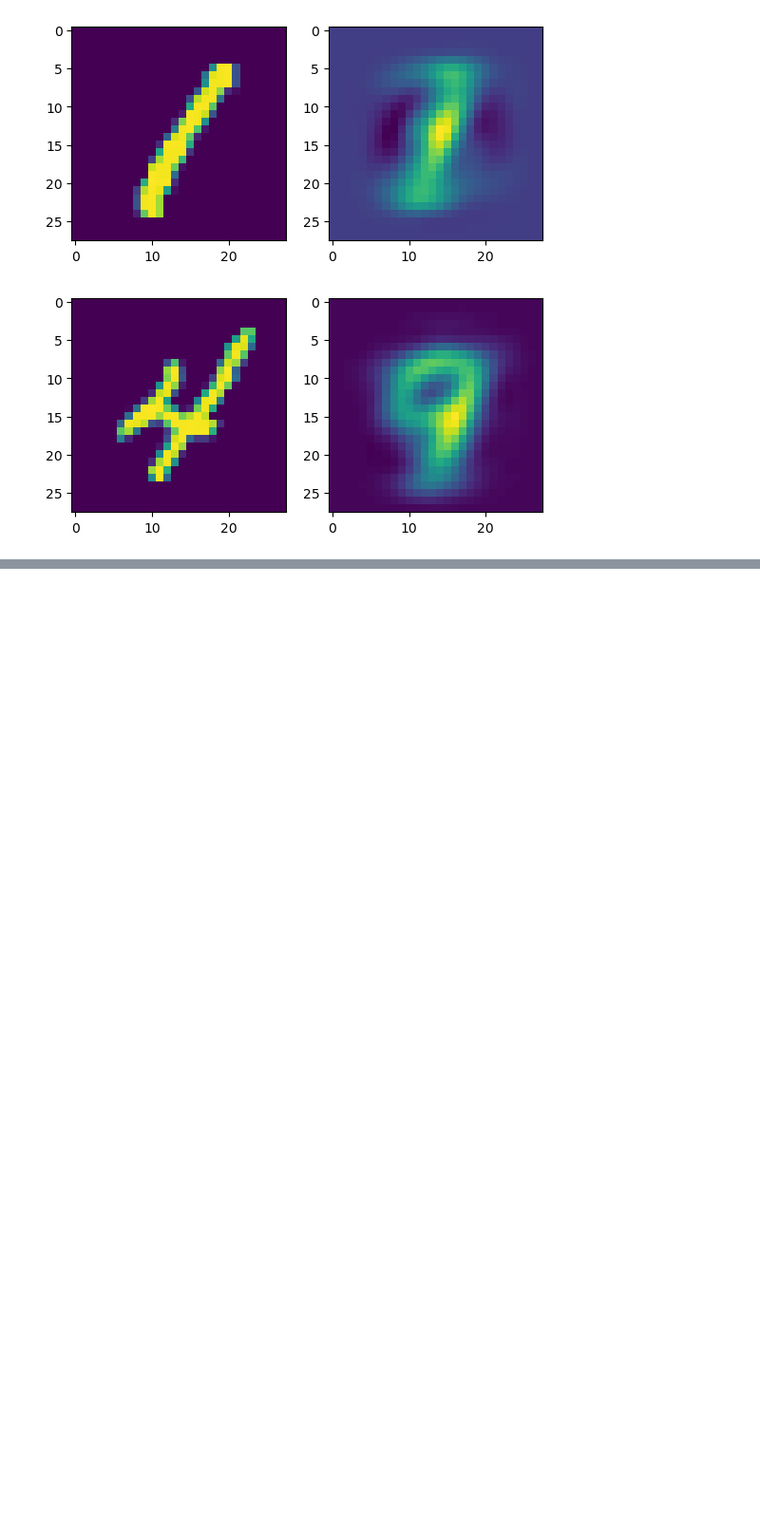
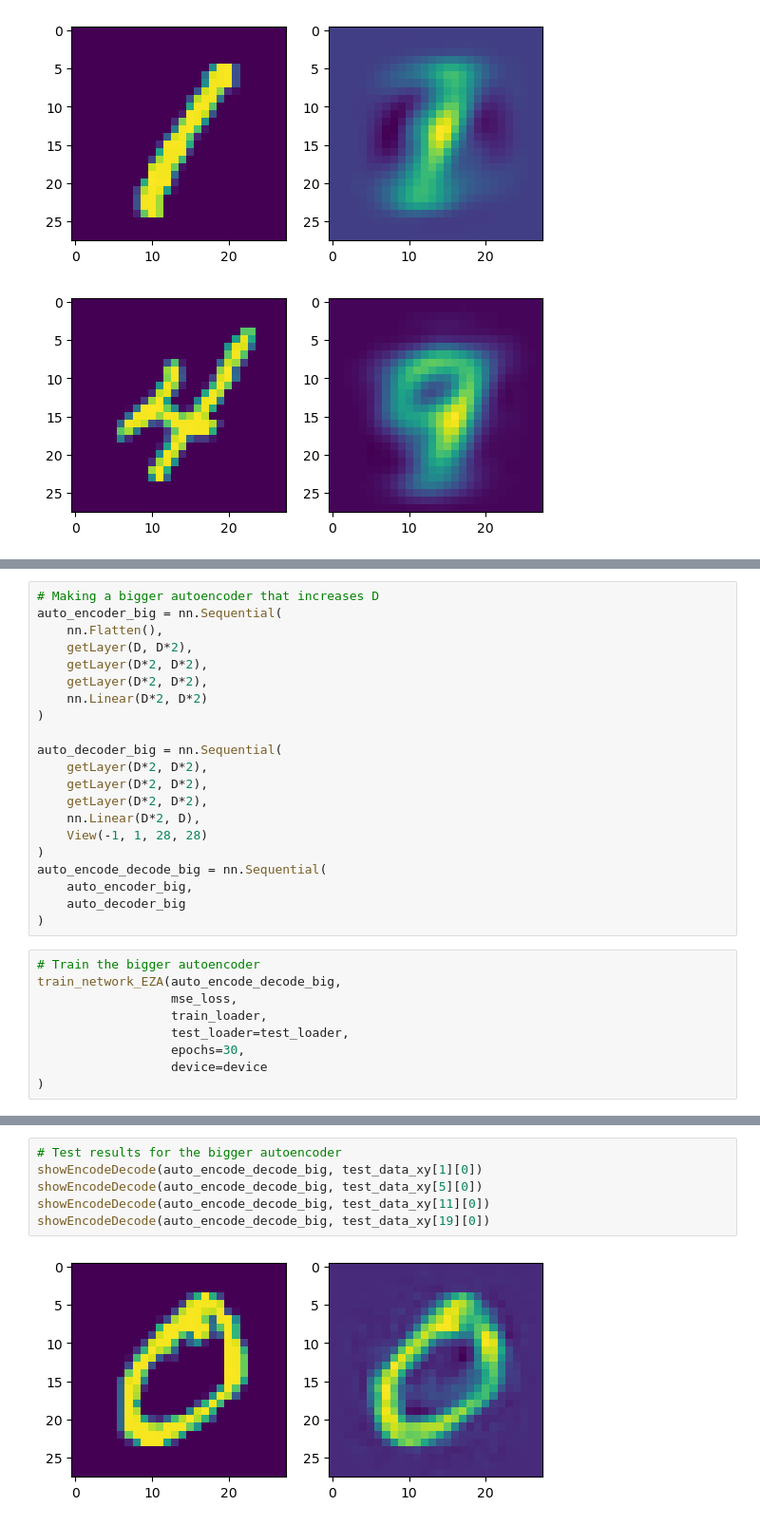
Before and after one commit to Efrazar/Bio-AI-foundations, a Jupyter notebook: Inside_Deep_Learning/07_Autoencoding_&_Self-supervision.ipynb, the cells around one changed output, grey strips where cells are left out. Shown at 95% size. Saved outputs shown, nothing was run; the diff lists cells and outputs as text; blank space fills up the shorter version.

```diff
--- a/Inside_Deep_Learning/07_Autoencoding_&_Self-supervision.ipynb
+++ b/Inside_Deep_Learning/07_Autoencoding_&_Self-supervision.ipynb
@@ -324,0 +420,30 @@ showEncodeDecode(pca_nonlinear, test_data_xy[9][0])
+# %%
+# Making a bigger autoencoder that increases D
+auto_encoder_big = nn.Sequential(
+    nn.Flatten(),
+    getLayer(D, D*2),
+    getLayer(D*2, D*2),
+    getLayer(D*2, D*2),
+    nn.Linear(D*2, D*2)
+)
+
+auto_decoder_big = nn.Sequential(
+    getLayer(D*2, D*2),
+    getLayer(D*2, D*2),
+    getLayer(D*2, D*2),
+    nn.Linear(D*2, D),
+    View(-1, 1, 28, 28)
+)
+auto_encode_decode_big = nn.Sequential(
+    auto_encoder_big,
+    auto_decoder_big
+)
+# %%
+# Train the bigger autoencoder
+train_network_EZA(auto_encode_decode_big,
+                  mse_loss,
+                  train_loader,
+                  test_loader=test_loader,
+                  epochs=30,
+                  device=device
+)
@@ -324,0 +468,8 @@ showEncodeDecode(pca_nonlinear, test_data_xy[9][0])
+# %%
+# Test results for the bigger autoencoder
+showEncodeDecode(auto_encode_decode_big, test_data_xy[1][0])
+showEncodeDecode(auto_encode_decode_big, test_data_xy[5][0])
+showEncodeDecode(auto_encode_decode_big, test_data_xy[11][0])
+showEncodeDecode(auto_encode_decode_big, test_data_xy[19][0])
+# %% [output]
+[figure, added]
```
Also changed, not shown: parts of 15 cells of this notebook.
